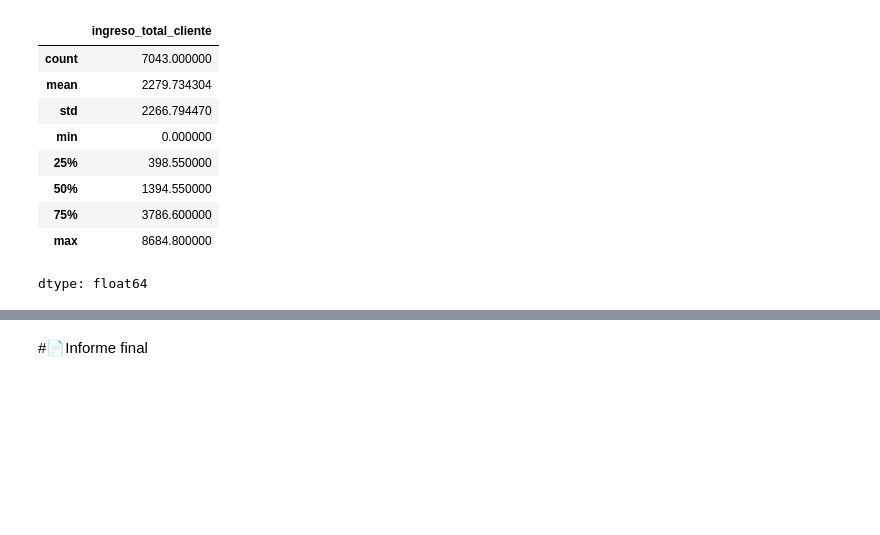
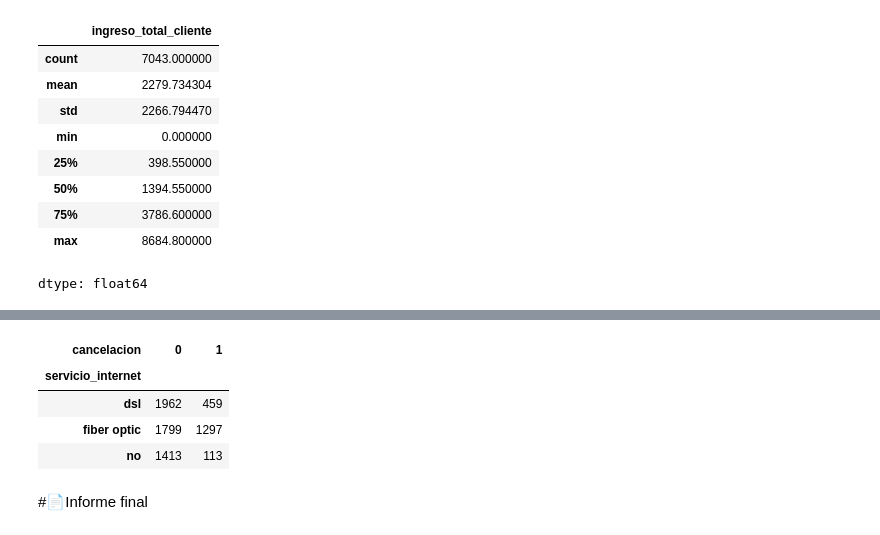
Before and after one commit to arnaldourbina/desafio_telecom_x, a Jupyter notebook: TelecomX_LATAM.ipynb, the cells around one changed output, grey strips where cells are left out. Saved outputs shown, nothing was run; the diff lists cells and outputs as text; code cells hidden in the pictures; blank space fills up the shorter version.

```diff
--- a/TelecomX_LATAM.ipynb
+++ b/TelecomX_LATAM.ipynb
@@ -284,2 +342,11 @@ dtype: float64
+# %%
+cancelacion_servicio_internet = data_json_norm.groupby(['servicio_internet', 'cancelacion']).size().unstack()
+cancelacion_servicio_internet
+# %% [output]
+| cancelacion | 0 | 1 |
+| servicio_internet |  |  |
+| dsl | 1962 | 459 |
+| fiber optic | 1799 | 1297 |
+| no | 1413 | 113 |
 # %% [markdown]
 #📄Informe final
```
Also changed, not shown: parts of 9 cells of this notebook.
